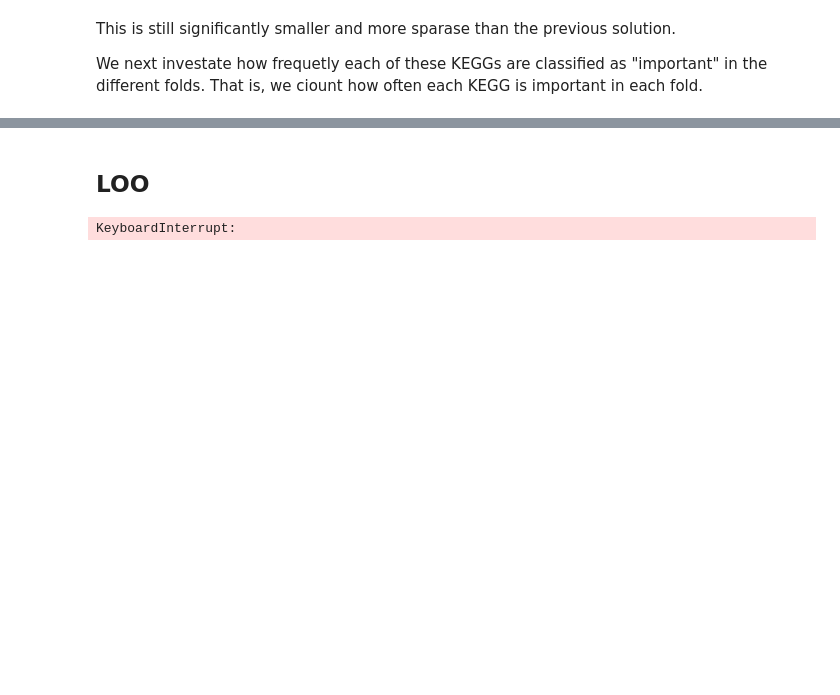
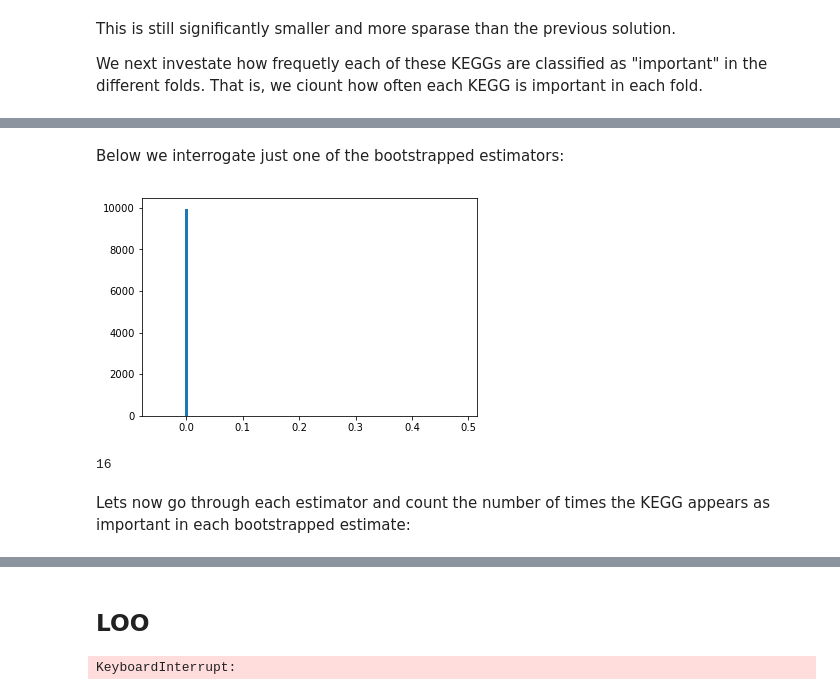
Before and after one commit to myazdani/KEGGs-15-12-2017, a Jupyter notebook: scripts/ratio-analysis/2018-06-30_pairwife-logistic-regression.ipynb, the cells around one changed output, grey strips where cells are left out. Saved outputs shown, nothing was run; the diff lists cells and outputs as text; code cells hidden in the pictures; blank space fills up the shorter version.

Commit message:
added bootstrapped probabilities and more

```diff
--- a/scripts/ratio-analysis/2018-06-30_pairwife-logistic-regression.ipynb
+++ b/scripts/ratio-analysis/2018-06-30_pairwife-logistic-regression.ipynb
@@ -335,27 +359,0 @@ def get_sparse_set(input_arr, target_arr, laplace_scale):
-# %%
-from sklearn.base import BaseEstimator, ClassifierMixin
-class PairwiseLR(BaseEstimator, ClassifierMixin):
-    """An example of classifier"""
-    def __init__(self, laplace_scale, **kwargs):
-        self.laplace_scale = laplace_scale
-        self.LR = LogisticRegressionCV(**kwargs)
-
-    def _pairwise_diffs(self, np_arr):
-        pairwise_indexes = list(itertools.combinations(list(range(np_arr.shape[0])), 2))
-        np_diffs = np.array([np.abs(np_arr[i,:] - np_arr[j,:]) for i, j in pairwise_indexes])
-        return np_diffs
-
-    def fit(self, X, y):
-        X_diffs = pairwise_diffs(np.log10(X + self.laplace_scale))
-
-        y_diffs = pairwise_diffs(y[:, np.newaxis]).squeeze()
-        y_diffs[y_diffs != 0] = 1
-
-
-        self.LR.fit(X_diffs, y_diffs)
-
-        return self
-
-    def predict(self, X, y=None):
-        X_diffs = pairwise_diffs(np.log10(X + self.laplace_scale))
-        return LR.predict(X_diffs)
@@ -365,2 +359,0 @@ prLR = PairwiseLR(laplace_scale, Cs = np.logspace(-4, 2, 25), penalty="l1",
-# %%
-prLR.fit(X,y)
@@ -390,0 +364,8 @@ bg = BaggingClassifier(PairwiseLR(laplace_scale, Cs = np.logspace(-4, 2, 5), pen
+# %%
+clf = PairwiseLR(laplace_scale)
+
+bg = BaggingClassifier(clf,
+                       bootstrap = True,
+                       n_estimators=1000,
+                       n_jobs=-2,
+                       max_samples = 1.0)
@@ -390,0 +382,12 @@ bg = BaggingClassifier(PairwiseLR(laplace_scale, Cs = np.logspace(-4, 2, 5), pen
+# %% [markdown]
+Below we interrogate just one of the bootstrapped estimators:
+# %%
+plt.hist(bg.estimators_[625].LR.coef_.squeeze(), bins=100);
+# %% [output]
+[figure, added]
+# %%
+len(np.where(bg.estimators_[625].LR.coef_.squeeze() >0)[0])
+# %% [output]
+16
+# %% [markdown]
+Lets now go through each estimator and count the number of times the KEGG appears as important in each bootstrapped estimate:
```
Also changed, not shown: parts of 78 cells of this notebook.
